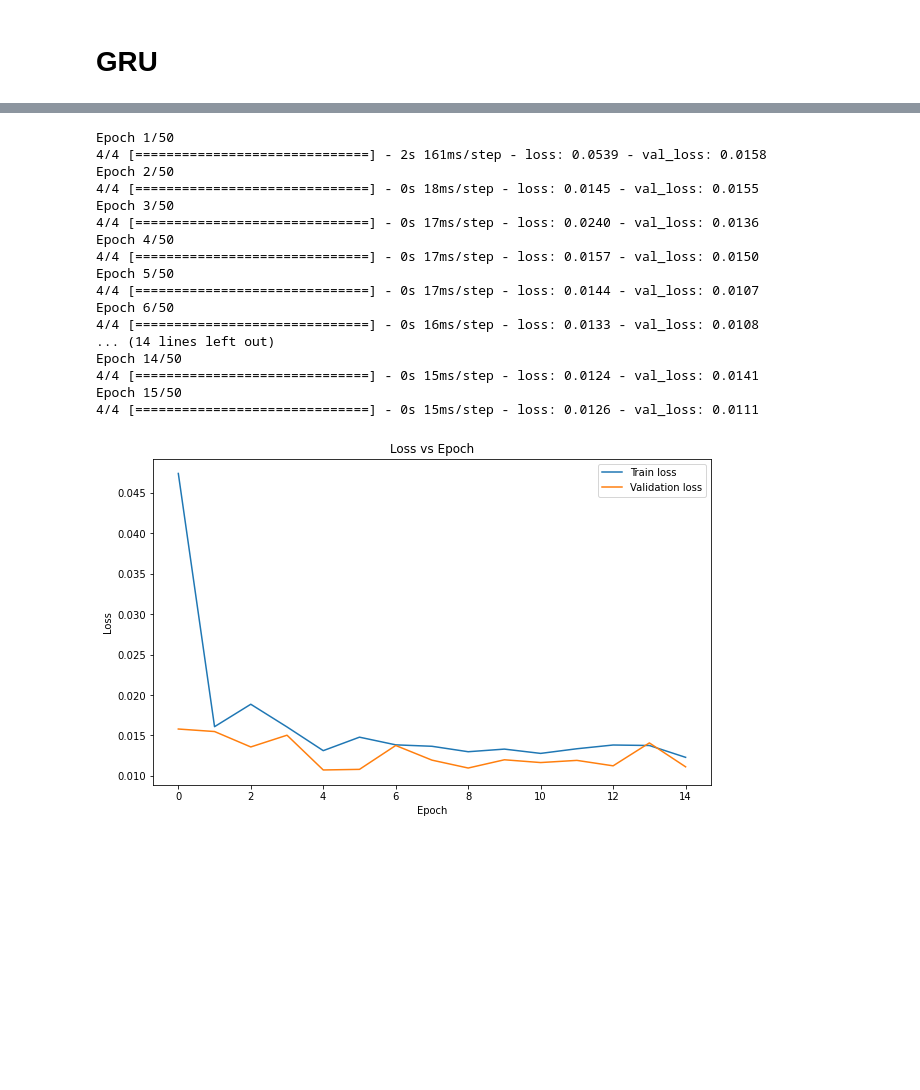
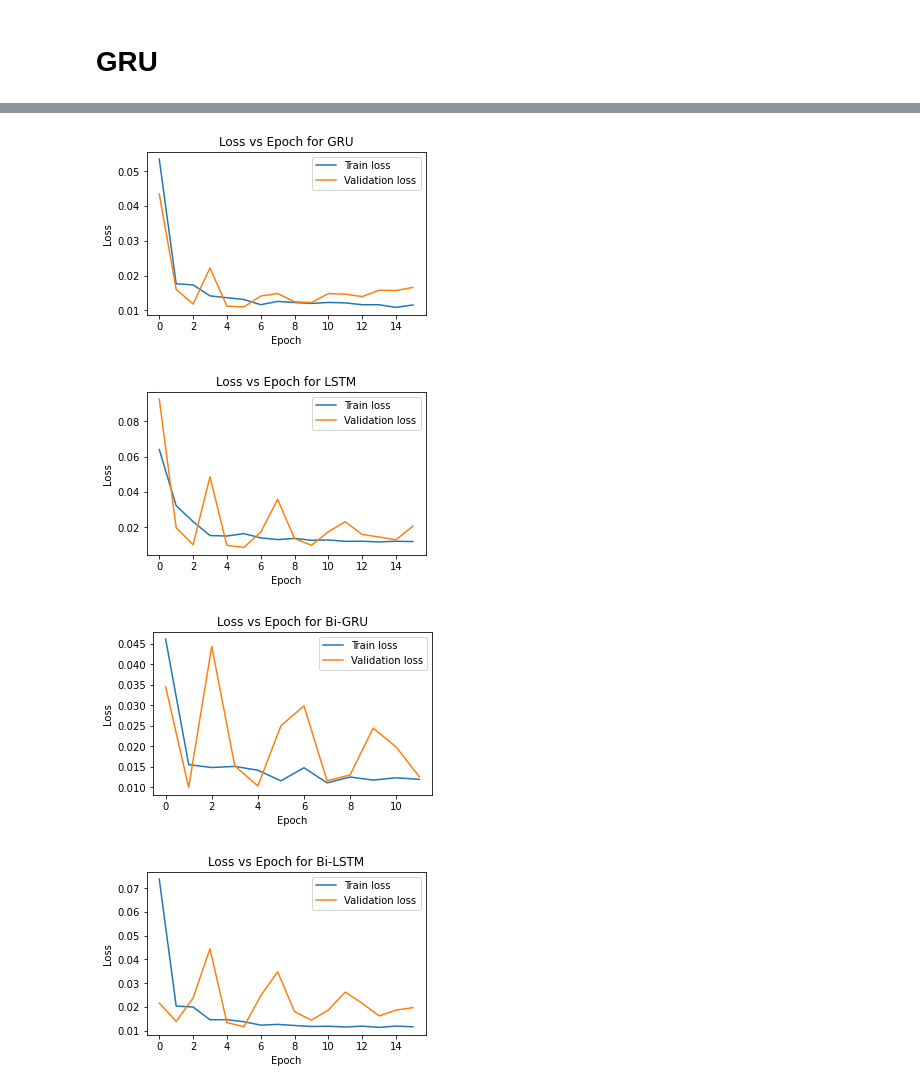
Before and after one commit to bhatiavr/cs109b-final-project-111, a Jupyter notebook: src/Raghu - cs109b-wastewater-covid-forecasting.ipynb, the cells around one changed output, grey strips where cells are left out. Saved outputs shown, nothing was run; the diff lists cells and outputs as text; code cells hidden in the pictures; blank space fills up the shorter version.

```diff
--- a/src/Raghu - cs109b-wastewater-covid-forecasting.ipynb
+++ b/src/Raghu - cs109b-wastewater-covid-forecasting.ipynb
@@ -688 +688,10 @@ y_test.shape:  (144, 1)
+# %%
+n_units = 256
+drop_rate = .2
+batch_size = 32
+epochs = 50
+validation_split = 0.2
+verbose = 0
+
+early_stop = tf.keras.callbacks.EarlyStopping(monitor = 'val_loss', patience = 10)
 # %%
@@ -726,0 +788,13 @@ None
+# %%
+# Define Bidirectional LSTM Model
+model_bi_lstm = Sequential()
+model_bi_lstm.add(Input([X_train.shape[1], X_train.shape[2]]))
+model_bi_lstm.add(Bidirectional(LSTM(n_units, return_sequences = True)))
+model_bi_lstm.add(tf.keras.layers.Dropout(drop_rate))
+model_bi_lstm.add(Bidirectional(LSTM(n_units)))
+model_bi_lstm.add(Dense(1, activation='linear'))
+
+# Compile model
+model_bi_lstm.compile(optimizer='adam', loss='mse')
+
+print(model_bi_lstm.summary())
@@ -727,39 +819,36 @@ None
 # %%
 # Train model
-history = model.fit(X_train, y_train, batch_size=batch_size, epochs=epochs,
+history_gru = model_gru.fit(X_train, y_train, batch_size=batch_size, epochs=epochs,
                     validation_split=validation_split, verbose=verbose, callbacks = [early_stop])
+
+history_lstm = model_lstm.fit(X_train, y_train, batch_size=batch_size, epochs=epochs,
+                    validation_split=validation_split, verbose=verbose, callbacks = [early_stop])
+
+history_bi_gru = model_bi_gru.fit(X_train, y_train, batch_size=batch_size, epochs=epochs,
+                    validation_split=validation_split, verbose=verbose, callbacks = [early_stop])
+
+history_bi_lstm = model_bi_lstm.fit(X_train, y_train, batch_size=batch_size, epochs=epochs,
+                    validation_split=validation_split, verbose=verbose, callbacks = [early_stop])
-# %% [output]
-Epoch 1/50
-4/4 [==============================] - 2s 161ms/step - loss: 0.0539 - val_loss: 0.0158
-Epoch 2/50
-4/4 [==============================] - 0s 18ms/step - loss: 0.0145 - val_loss: 0.0155
-Epoch 3/50
-4/4 [==============================] - 0s 17ms/step - loss: 0.0240 - val_loss: 0.0136
-Epoch 4/50
-4/4 [==============================] - 0s 17ms/step - loss: 0.0157 - val_loss: 0.0150
-Epoch 5/50
-4/4 [==============================] - 0s 17ms/step - loss: 0.0144 - val_loss: 0.0107
-Epoch 6/50
-4/4 [==============================] - 0s 16ms/step - loss: 0.0133 - val_loss: 0.0108
-... (14 lines left out)
-Epoch 14/50
-4/4 [==============================] - 0s 15ms/step - loss: 0.0124 - val_loss: 0.0141
-Epoch 15/50
-4/4 [==============================] - 0s 15ms/step - loss: 0.0126 - val_loss: 0.0111
 # %%
 # Plot train loss and validation loss
-def plot_loss(history):
-    plt.figure(figsize = (10, 6))
+def plot_loss(history, name):
+    plt.figure(figsize = (5, 3))
     plt.plot(history.history['loss'])
     plt.plot(history.history['val_loss'])
     plt.ylabel('Loss')
     plt.xlabel('Epoch')
-    plt.title("Loss vs Epoch")
+    plt.title(f"Loss vs Epoch for {name}")
     plt.legend(['Train loss', 'Validation loss'], loc='upper right')
 
-plot_loss(history)
+plot_loss(history_gru, "GRU")
+plot_loss(history_lstm, "LSTM")
+plot_loss(history_bi_gru, "Bi-GRU")
+plot_loss(history_bi_lstm, "Bi-LSTM")
 # %% [output]
-[figure, old version]
+[figure, new version]
+[figure, added]
+[figure, added]
+[figure, added]
 # %%
 # Inverse transform the target variable
 y_test = scaler_y.inverse_transform(y_test)
```
Also changed, not shown: parts of 11 cells of this notebook.
